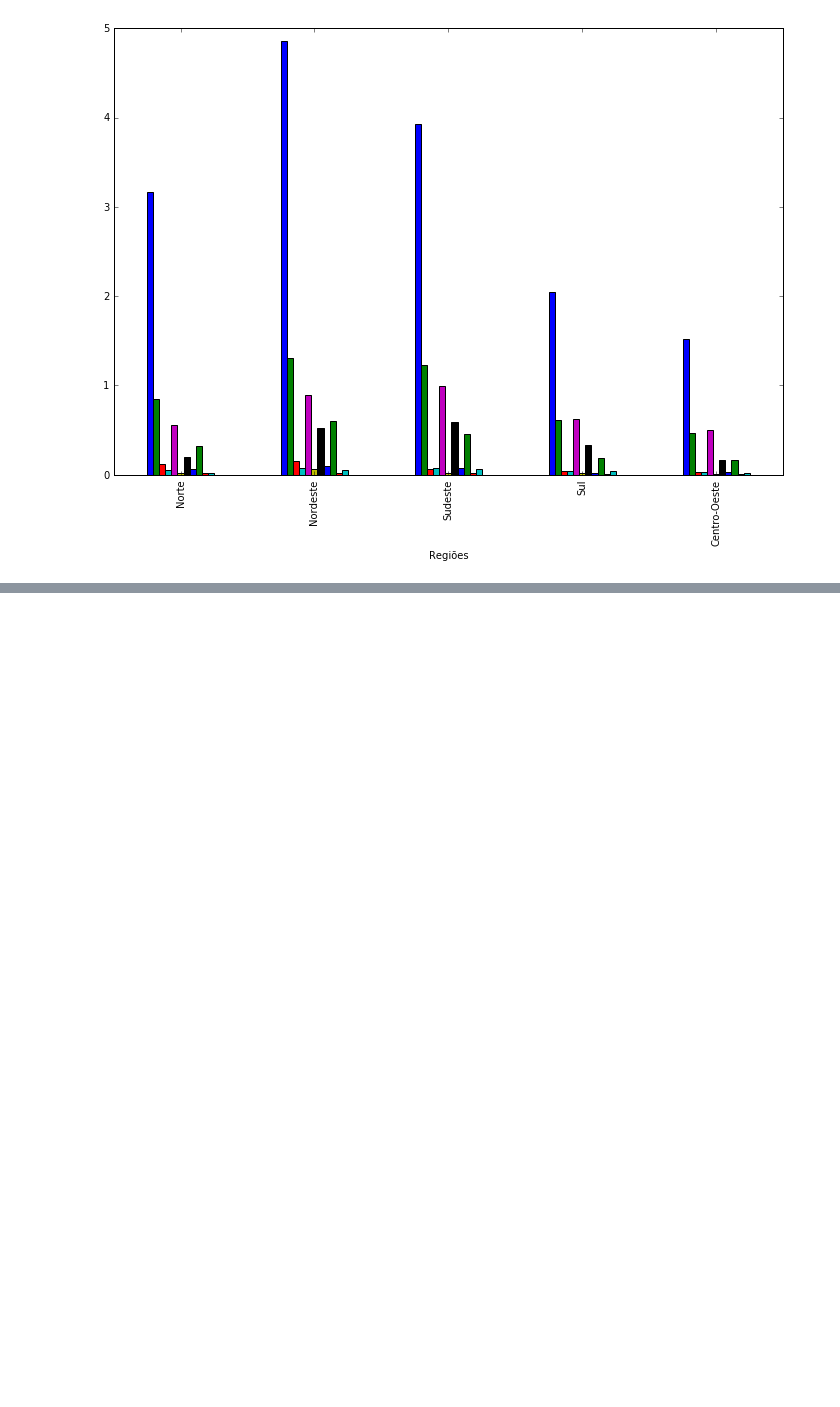
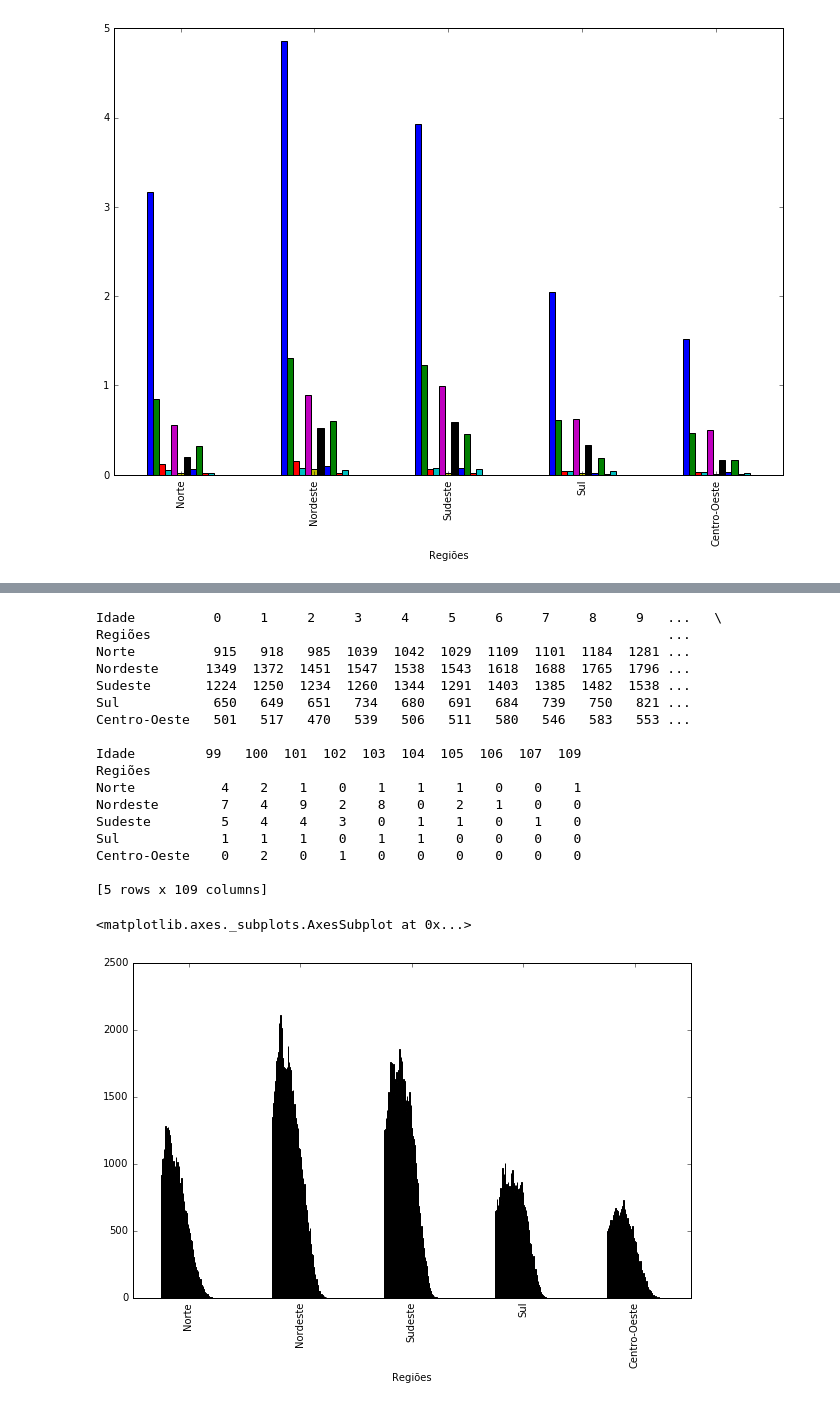
Before and after one commit to BrunaKimura/CD, a Jupyter notebook: aula2/Aula02_Atividade_Variáveis_Qualitativas_com_PNAD.ipynb, the cells around one changed output, grey strips where cells are left out. Saved outputs shown, nothing was run; the diff lists cells and outputs as text; code cells hidden in the pictures; blank space fills up the shorter version.

```diff
--- a/aula2/Aula02_Atividade_Variáveis_Qualitativas_com_PNAD.ipynb
+++ b/aula2/Aula02_Atividade_Variáveis_Qualitativas_com_PNAD.ipynb
@@ -361,0 +404,24 @@ plot = ct.plot(kind='bar',legend = False, figsize=(12,8))
+# %%
+ct=pd.crosstab(dados.Reg,dados.Idade,rownames=['Regiões'], colnames=['Idade'])
+print(ct)
+ct.plot(kind='bar', legend =False, figsize=(10,6))
+# %% [output]
+Idade          0     1     2     3     4     5     6     7     8     9   ...   \
+Regiões                                                                  ...
+Norte          915   918   985  1039  1042  1029  1109  1101  1184  1281 ...
+Nordeste      1349  1372  1451  1547  1538  1543  1618  1688  1765  1796 ...
+Sudeste       1224  1250  1234  1260  1344  1291  1403  1385  1482  1538 ...
+Sul            650   649   651   734   680   691   684   739   750   821 ...
+Centro-Oeste   501   517   470   539   506   511   580   546   583   553 ...
+
+Idade         99   100  101  102  103  104  105  106  107  109
+Regiões
+Norte           4    2    1    0    1    1    1    0    0    1
+Nordeste        7    4    9    2    8    0    2    1    0    0
+Sudeste         5    4    4    3    0    1    1    0    1    0
+Sul             1    1    1    0    1    1    0    0    0    0
+Centro-Oeste    0    2    0    1    0    0    0    0    0    0
+
+[5 rows x 109 columns]
+<matplotlib.axes._subplots.AxesSubplot at 0x...>
+[figure, added]
```
Also changed, not shown: parts of 17 cells of this notebook.
